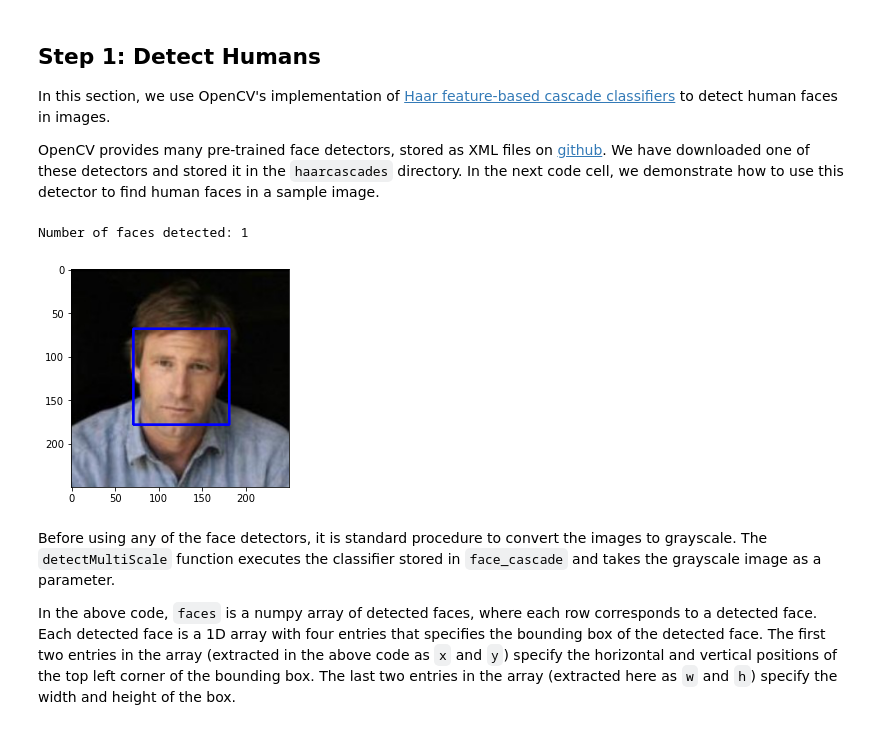
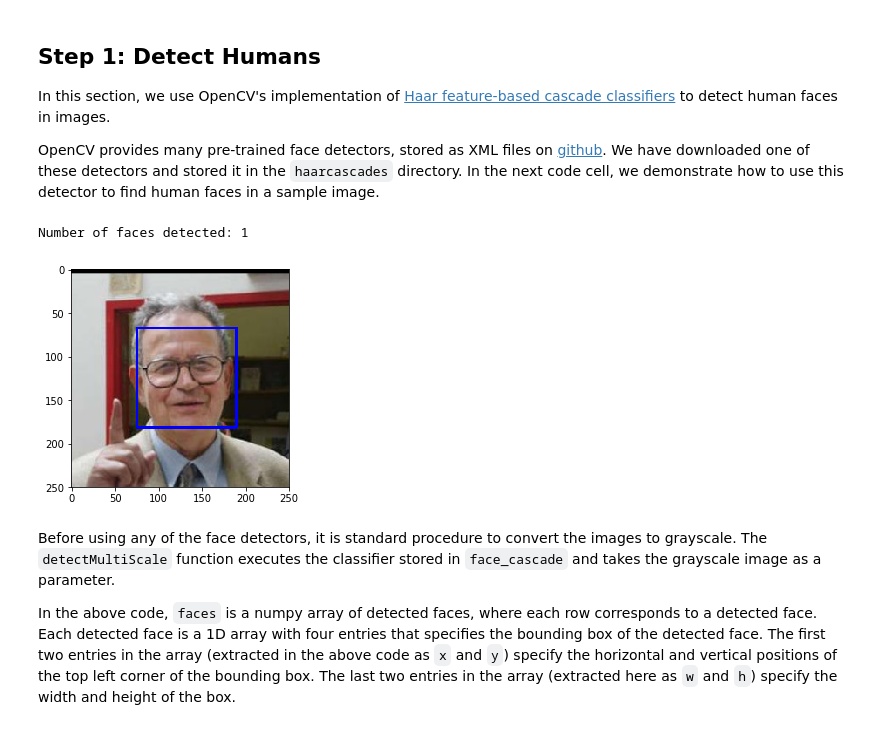
Before and after one commit to PooyaAlamirpour/DogClassification, a Jupyter notebook: dog_app.ipynb, the cells around one changed output. Drawn from its saved outputs; the diff is of its cells as text; code cells hidden in the pictures.

```diff
--- a/dog_app.ipynb
+++ b/dog_app.ipynb
@@ -75,35 +76,35 @@ OpenCV provides many pre-trained face detectors, stored as XML files on [github]
 import cv2
 import matplotlib.pyplot as plt
 %matplotlib inline
 
 # extract pre-trained face detector
 face_cascade = cv2.CascadeClassifier('haarcascades/haarcascade_frontalface_alt.xml')
 
 # load color (BGR) image
-img = cv2.imread(human_files[0])
+img = cv2.imread(human_files[3])
 # convert BGR image to grayscale
 gray = cv2.cvtColor(img, cv2.COLOR_BGR2GRAY)
 
 # find faces in image
 faces = face_cascade.detectMultiScale(gray)
 
 # print number of faces detected in the image
 print('Number of faces detected:', len(faces))
 
 # get bounding box for each detected face
 for (x,y,w,h) in faces:
     # add bounding box to color image
     cv2.rectangle(img,(x,y),(x+w,y+h),(255,0,0),2)
 
 # convert BGR image to RGB for plotting
 cv_rgb = cv2.cvtColor(img, cv2.COLOR_BGR2RGB)
 
 # display the image, along with bounding box
 plt.imshow(cv_rgb)
 plt.show()
 # %% [output]
 Number of faces detected: 1
-[figure, old version]
+[figure, new version]
 # %% [markdown]
 Before using any of the face detectors, it is standard procedure to convert the images to grayscale.  The `detectMultiScale` function executes the classifier stored in `face_cascade` and takes the grayscale image as a parameter.
 
```
Also changed, not shown: parts of 37 cells of this notebook, 2 other files.
